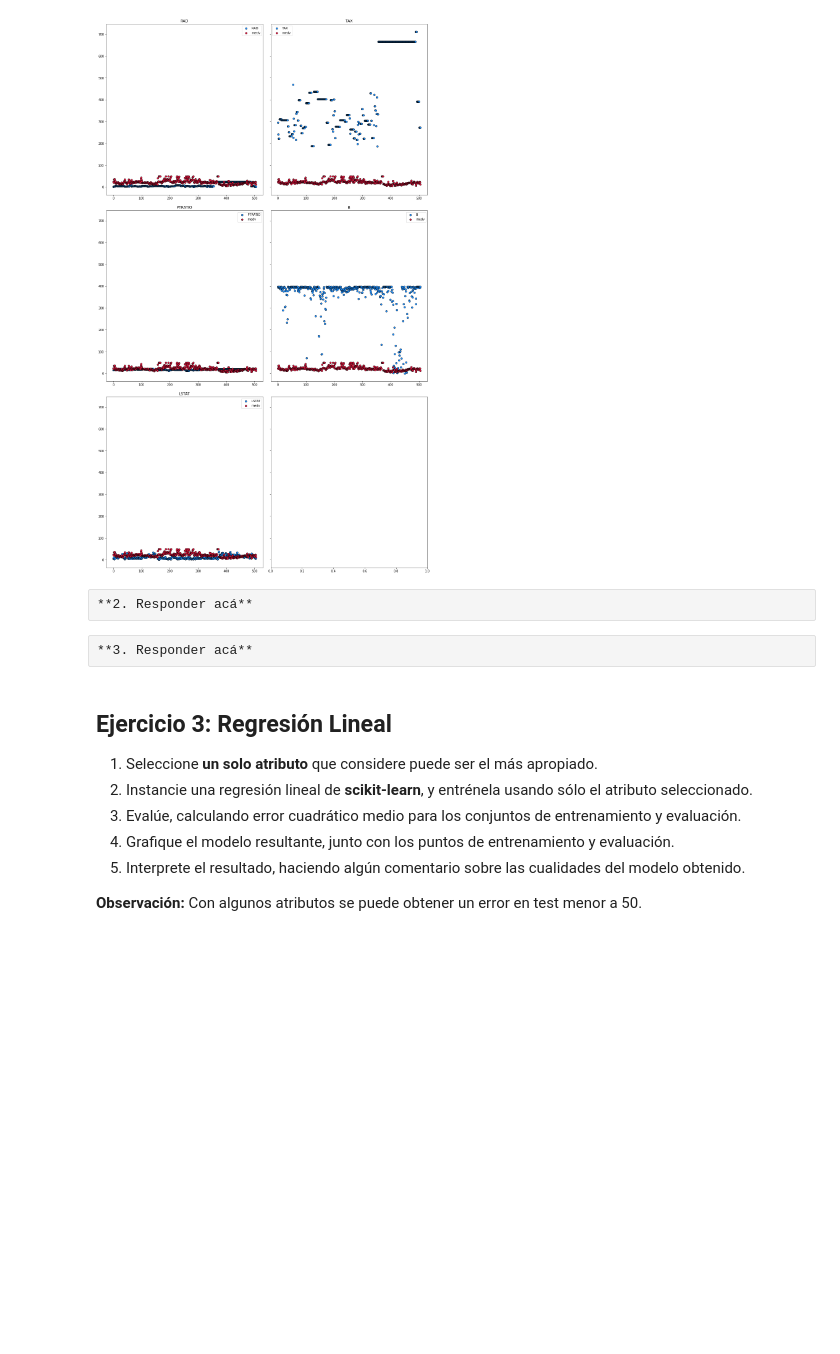
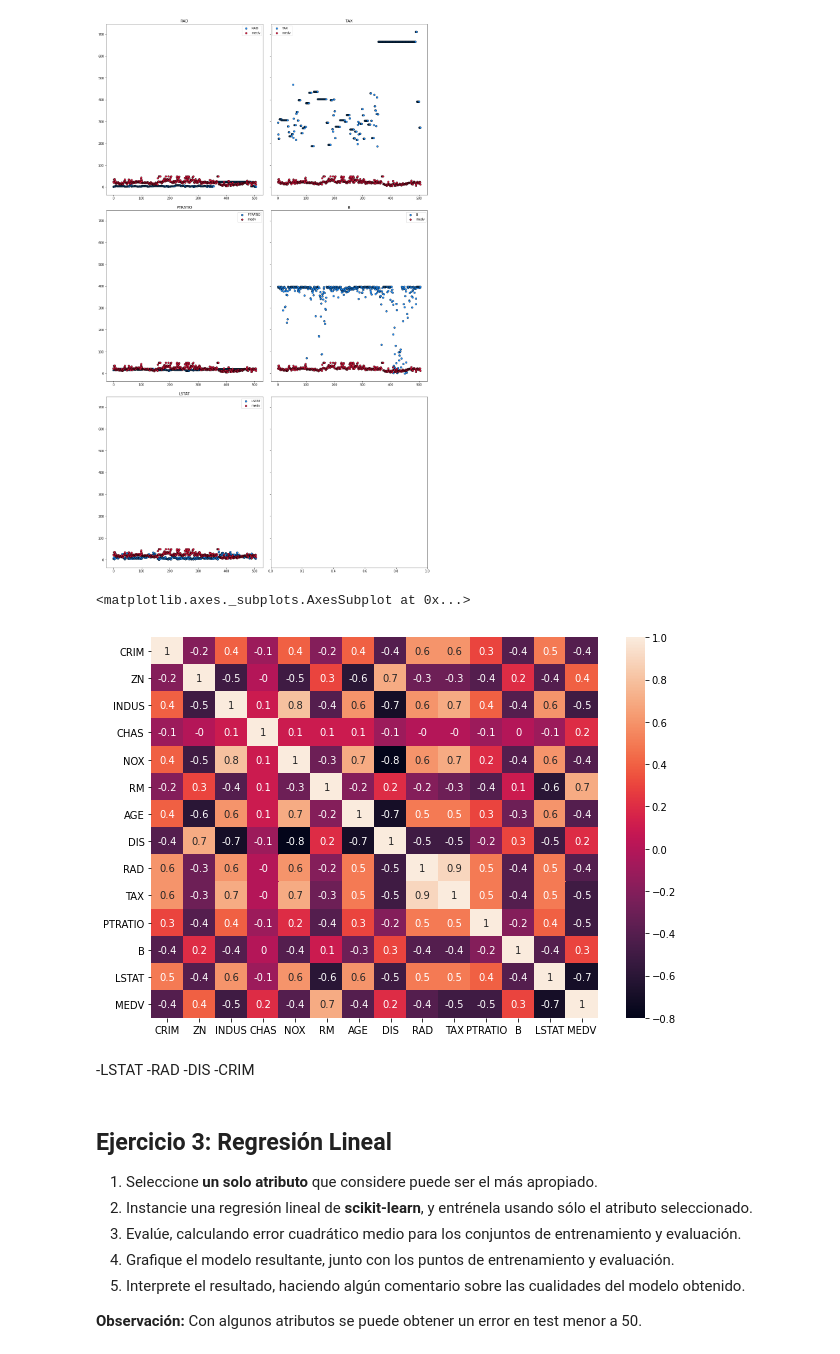
Before and after one commit to karen-pal/IntroduccionAprendizajeAutomatico, a Jupyter notebook: Lab 1.ipynb, the cells around one changed output. Saved outputs shown, nothing was run; the diff lists cells and outputs as text; code cells hidden in the pictures; blank space fills up the shorter version.

Commit message:
agregar heatmap, cleanup notebook

```diff
--- a/Lab 1.ipynb
+++ b/Lab 1.ipynb
@@ -143,10 +142,18 @@ scatter_of_feature("LSTAT",ax[2][0])
 # %% [output]
 <Figure size 1080x720 with 0 Axes>
 [figure]
-# %% [raw]
-**2. Responder acá**
-# %% [raw]
-**3. Responder acá**
+# %%
+plt.figure(figsize=(10, 7))
+correlation_matrix = boston_pd.corr().round(1)
+sns.heatmap(data=correlation_matrix, annot=True)
+# %% [output]
+<matplotlib.axes._subplots.AxesSubplot at 0x...>
+[figure, added]
+# %% [markdown]
+-LSTAT
+-RAD
+-DIS
+-CRIM
 # %% [markdown]
 ## Ejercicio 3: Regresión Lineal
 
```
Also changed, not shown: parts of 6 cells of this notebook.
